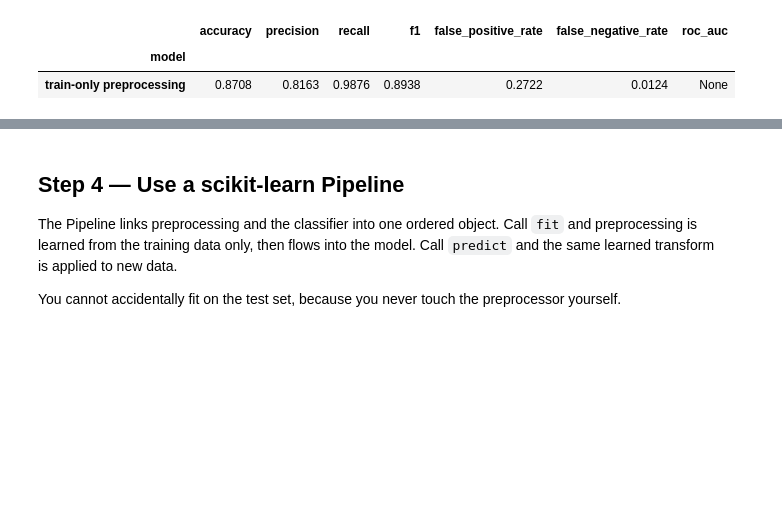
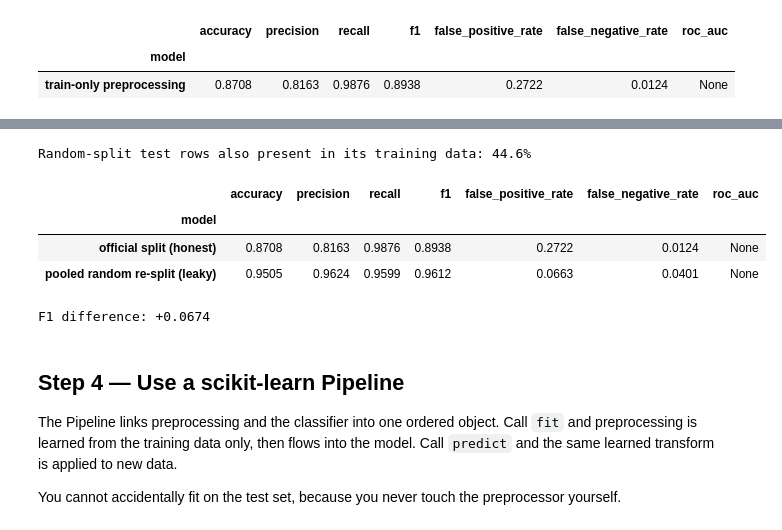
Before and after one commit to Jacquelinepersha/ai-cybersecurity-public-labs, a Jupyter notebook: notebooks/07_data_leakage_validation_design.ipynb, the cells around one changed output, grey strips where cells are left out. Cells and saved outputs as stored; diff of their text form; code cells hidden in the pictures; blank space fills up the shorter version.

```diff
--- a/notebooks/07_data_leakage_validation_design.ipynb
+++ b/notebooks/07_data_leakage_validation_design.ipynb
@@ -162,3 +169,36 @@ A small gap does not mean the shortcut is safe — it means leakage is hard to d
+# %%
+from sklearn.model_selection import train_test_split
+
+X_pool = pd.concat([X_train, X_test], ignore_index=True)
+y_pool = pd.concat([y_train, y_test], ignore_index=True)
+X_tr_r, X_te_r, y_tr_r, y_te_r = train_test_split(
+    X_pool, y_pool, test_size=0.30, stratify=y_pool, random_state=42,
+)
+
+resplit = Pipeline([
+    ("prep", build_preprocessor(X_tr_r, scale_numeric=False)),
+    ("model", RandomForestClassifier(
+        n_estimators=250, class_weight="balanced_subsample",
+        random_state=42, n_jobs=-1)),
+]).fit(X_tr_r, y_tr_r)
+resplit_metrics = binary_metrics(y_te_r, resplit.predict(X_te_r))
+
+tr_keys = set(pd.util.hash_pandas_object(X_tr_r, index=False))
+te_keys = pd.util.hash_pandas_object(X_te_r, index=False)
+print(f"Random-split test rows also present in its training data: {te_keys.isin(tr_keys).mean():.1%}")
+
+display(pd.concat([
+    binary_metrics_frame("official split (honest)", honest),
+    binary_metrics_frame("pooled random re-split (leaky)", resplit_metrics),
+]).round(4))
+print(f"F1 difference: {resplit_metrics.f1 - honest.f1:+.4f}")
+# %% [output]
+Random-split test rows also present in its training data: 44.6%
+|  | accuracy | precision | recall | f1 | false_positive_rate | false_negative_rate | roc_auc |
+| model |  |  |  |  |  |  |  |
+| official split (honest) | 0.8708 | 0.8163 | 0.9876 | 0.8938 | 0.2722 | 0.0124 | None |
+| pooled random re-split (leaky) | 0.9505 | 0.9624 | 0.9599 | 0.9612 | 0.0663 | 0.0401 | None |
+F1 difference: +0.0674
 # %% [markdown]
 ## Step 4 — Use a scikit-learn Pipeline
 
```
Also changed, not shown: parts of 24 cells of this notebook.
